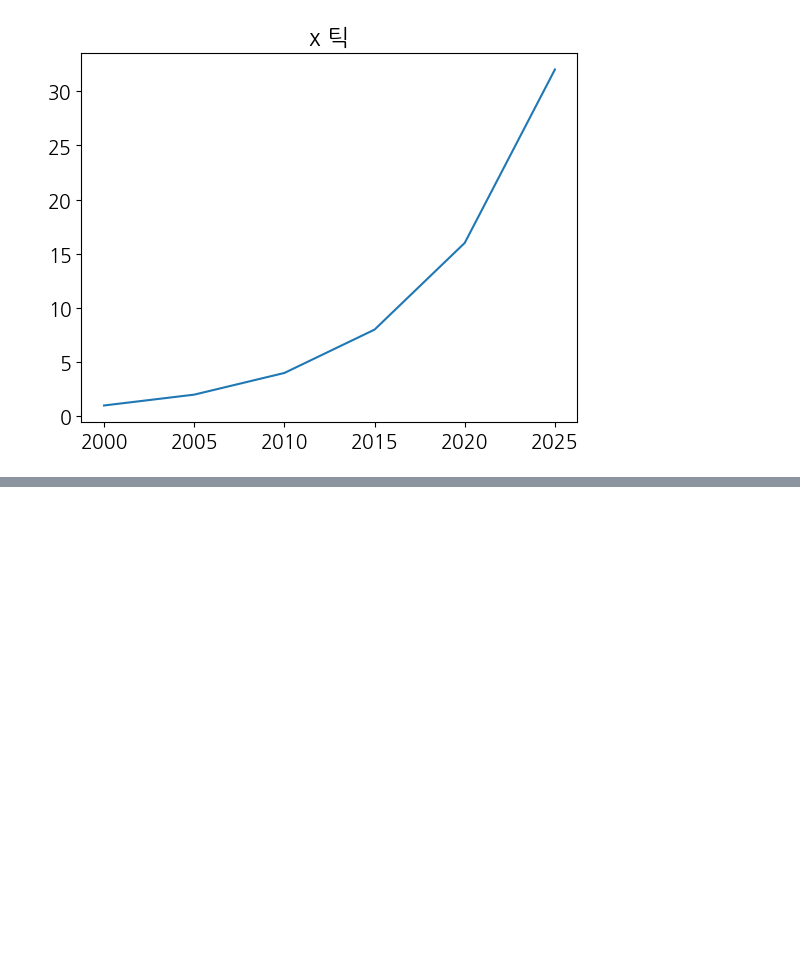
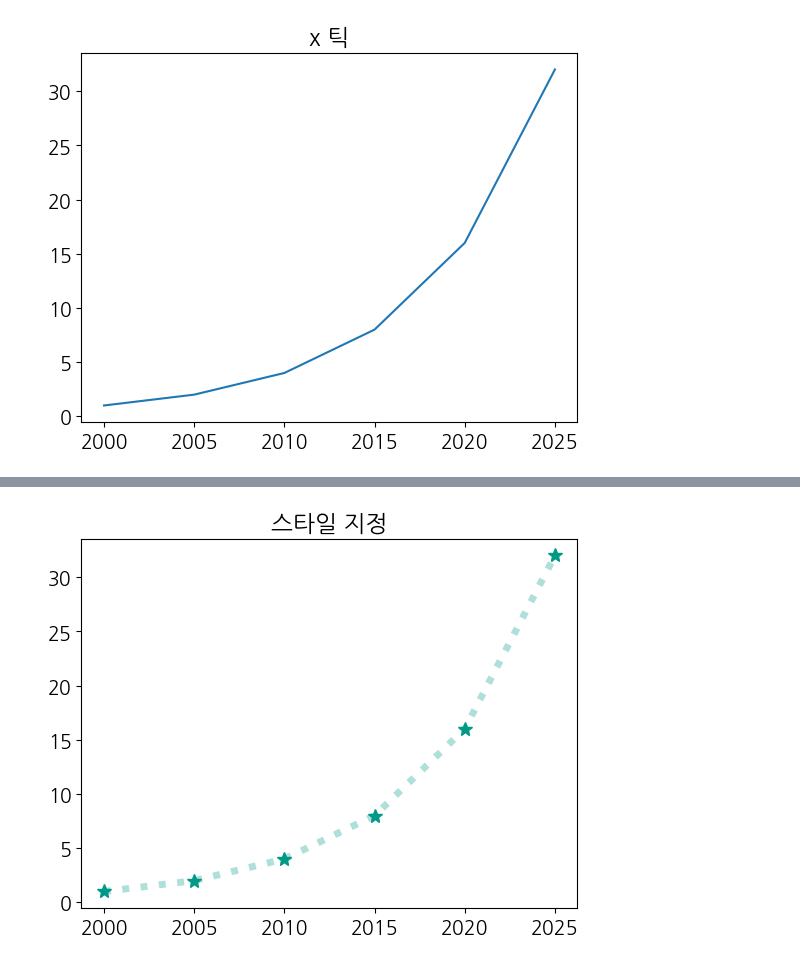
Before and after one commit to devJiraynor/python-data-analysis-basic-20240118, a Jupyter notebook: matplotlib_visualize_data/matplotlib_basic.ipynb, the cells around one changed output, grey strips where cells are left out. Drawn from its saved outputs; the diff is of its cells as text; code cells hidden in the pictures; blank space fills up the shorter version.

```diff
--- a/matplotlib_visualize_data/matplotlib_basic.ipynb
+++ b/matplotlib_visualize_data/matplotlib_basic.ipynb
@@ -79,0 +100,6 @@ plt.show()
+# %%
+plt.title('스타일 지정')
+plt.plot([2000, 2005, 2010, 2015, 2020, 2025], [1, 2, 4, 8, 16, 32], lw=5, c='#00998850', ls=':', marker='*', ms=10, mfc='#009988')
+plt.show()
+# %% [output]
+[figure, added]
```
Also changed, not shown: parts of 23 cells of this notebook.
